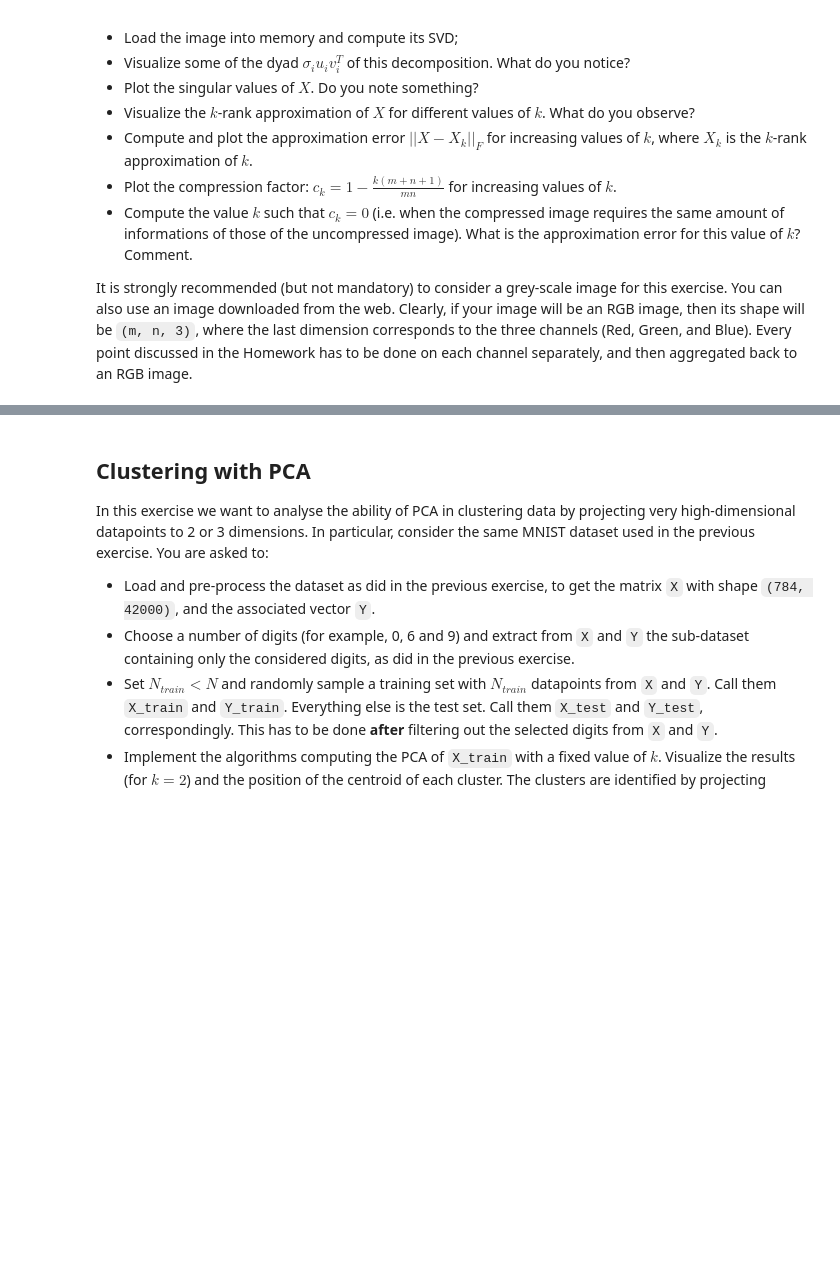
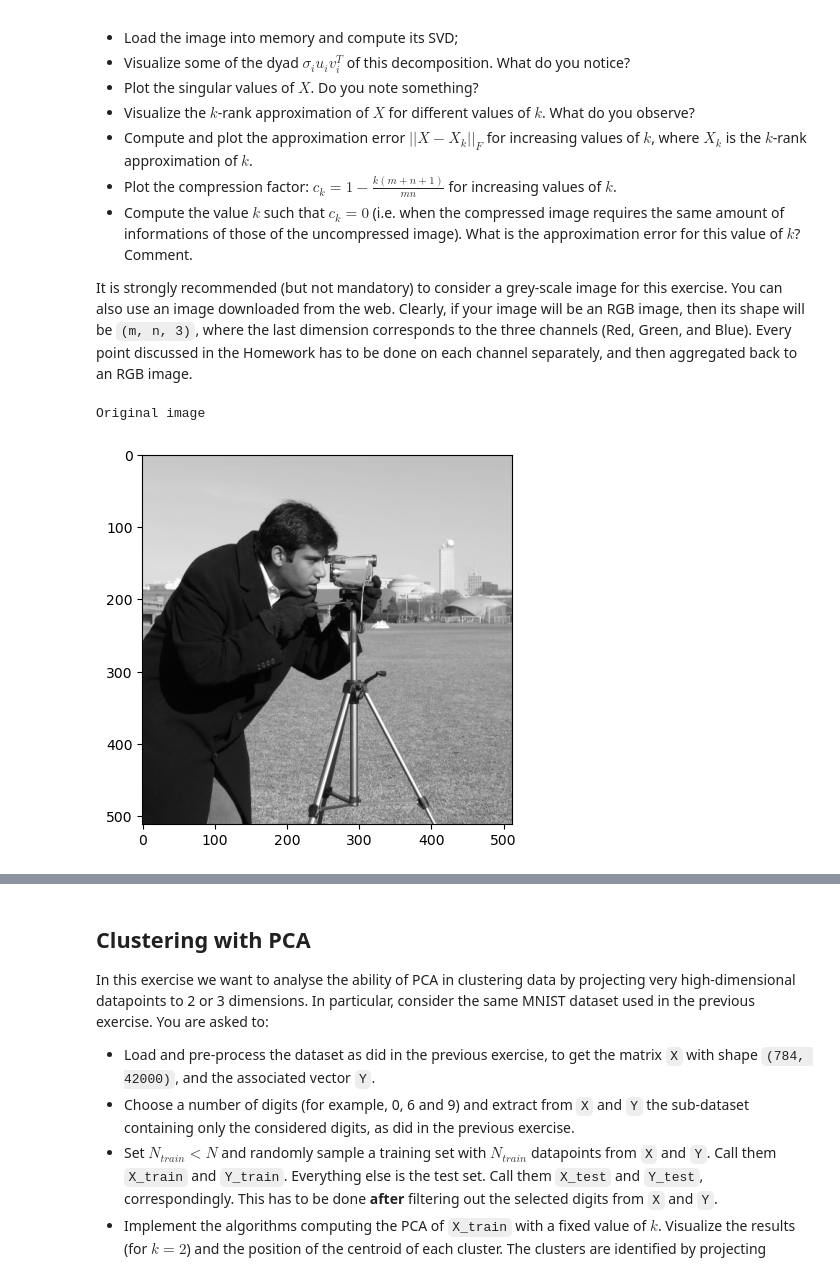
Before and after one commit to antodale/SMM-24-25-Unibo, a Jupyter notebook: HW2.ipynb, the cells around one changed output, grey strips where cells are left out. Cells and saved outputs as stored; diff of their text form; code cells hidden in the pictures; blank space fills up the shorter version.

```diff
--- a/HW2.ipynb
+++ b/HW2.ipynb
@@ -23,3 +23,20 @@ Consider an image from `skimage.data`. For simplicity, say that $X \in \mathbb{R
 * Compute the value $k$ such that $c_k = 0$ (i.e. when the compressed image requires the same amount of informations of those of the uncompressed image). What is the approximation error for this value of $k$? Comment.
 
 It is strongly recommended (but not mandatory) to consider a grey-scale image for this exercise. You can also use an image downloaded from the web. Clearly, if your image will be an RGB image, then its shape will be `(m, n, 3)`, where the last dimension corresponds to the three channels (Red, Green, and Blue). Every point discussed in the Homework has to be done on each channel separately, and then aggregated back to an RGB image.
+# %%
+import skimage
+import matplotlib.pyplot as plt
+import numpy as np
+
+# Loading the "cameraman" image
+A = skimage.data.camera()
+m, n = A.shape
+print("Original image")
+plt.imshow(A, cmap="gray")
+plt.show()
+
+## Applying the decomposition
+U, Sigma, VT = np.linalg.svd(A, full_matrices=False)
+# %% [output]
+Original image
+[figure, added]
```
Also changed, not shown: parts of 61 cells of this notebook, 3 other files.
